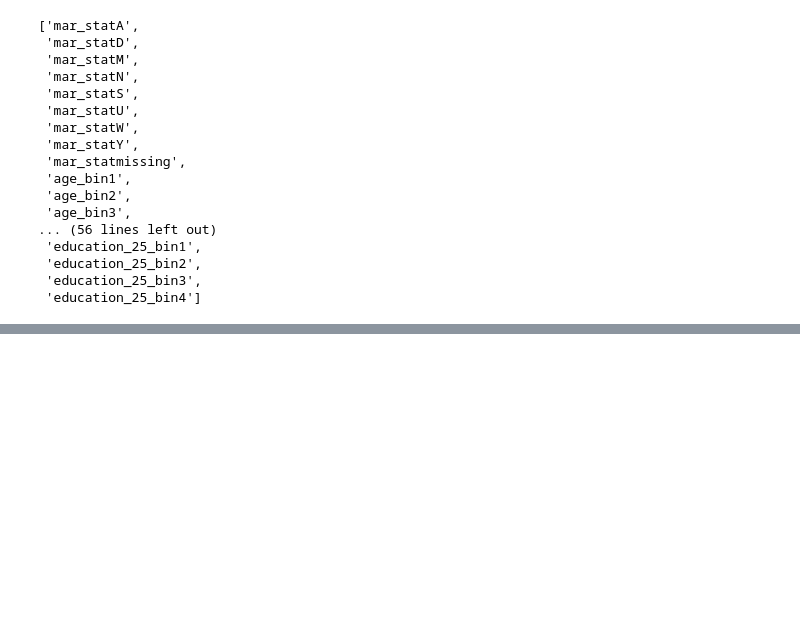
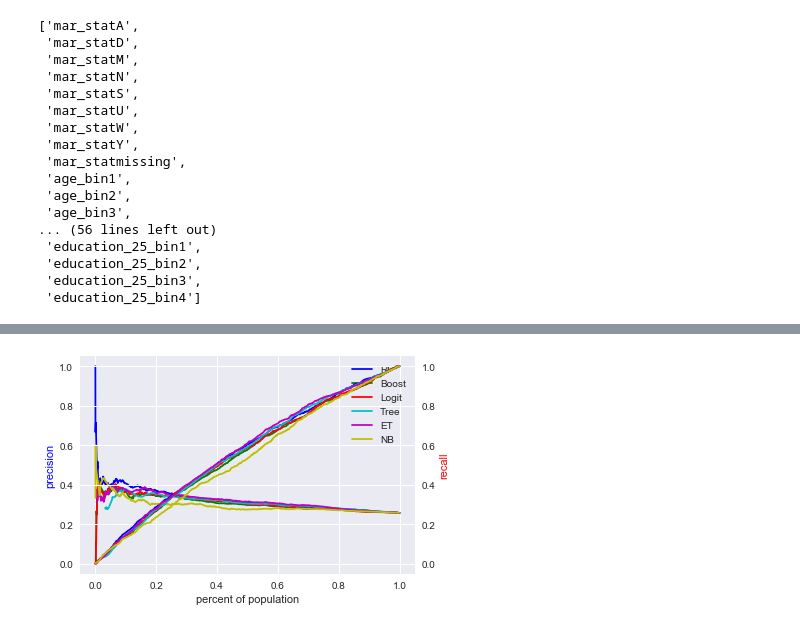
Before and after one commit to tianchu-shu/syntaxerror, a Jupyter notebook: compiling_everything.ipynb, the cells around one changed output, grey strips where cells are left out. Drawn from its saved outputs; the diff is of its cells as text; code cells hidden in the pictures; blank space fills up the shorter version.

```diff
--- a/compiling_everything.ipynb
+++ b/compiling_everything.ipynb
@@ -454,0 +321,2 @@ list(x_train.columns)
+# %%
+results2 = final_classifier_final.clf_loop(["RF", 'Boost', 'Bag', 'Logit', 'Tree', 'ET', 'NB'], x_train, x_test, y_train['within_two'], y_test['within_two'])
@@ -454,0 +430,4 @@ list(x_train.columns)
+# %%
+final_plot.plot_mult(['RF', 'Boost', 'Logit', 'Tree', 'ET', 'NB'], x_train, x_test, y_train['within_two'], y_test['within_two'], best2)
+# %% [output]
+[figure, added]
```
Also changed, not shown: parts of 43 cells of this notebook.
